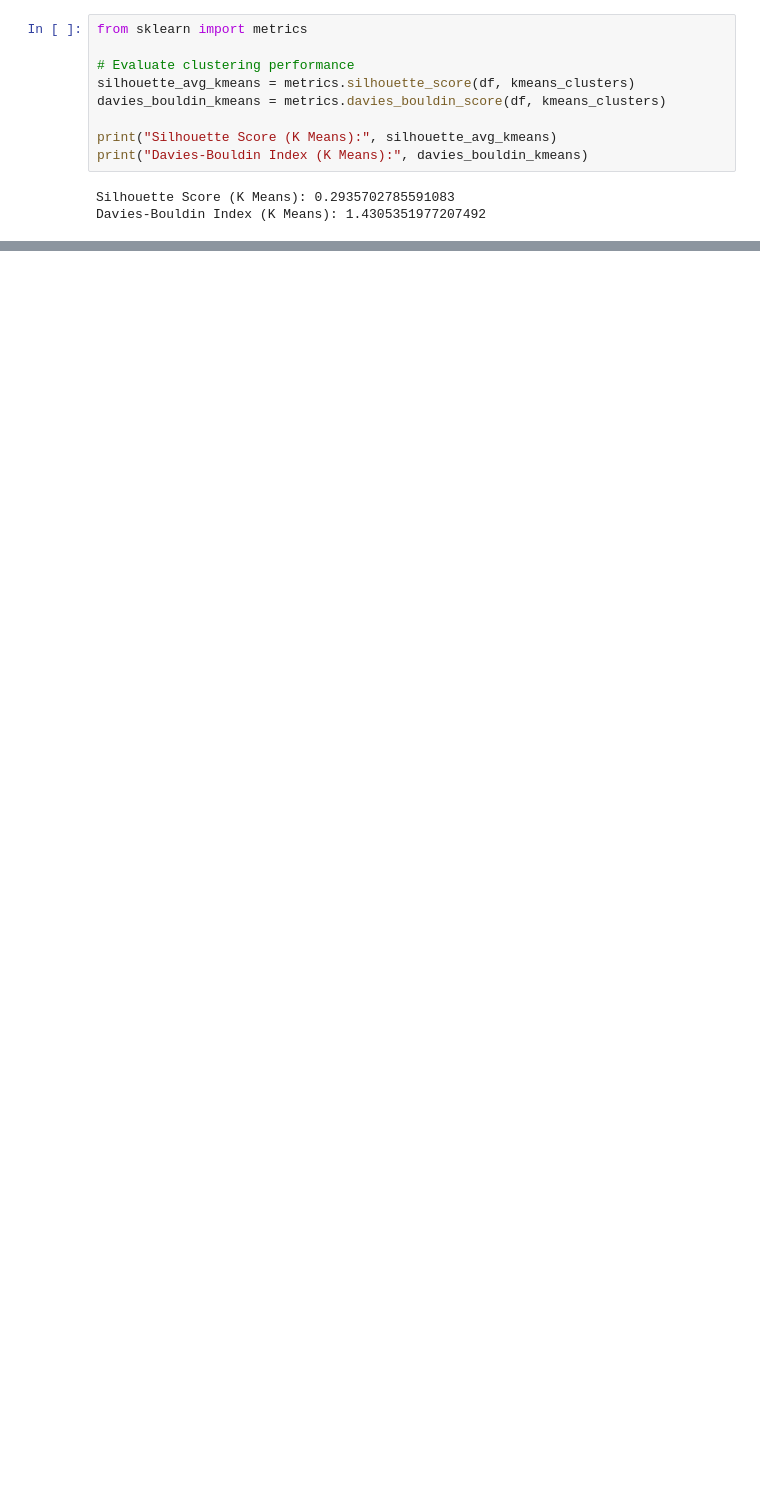
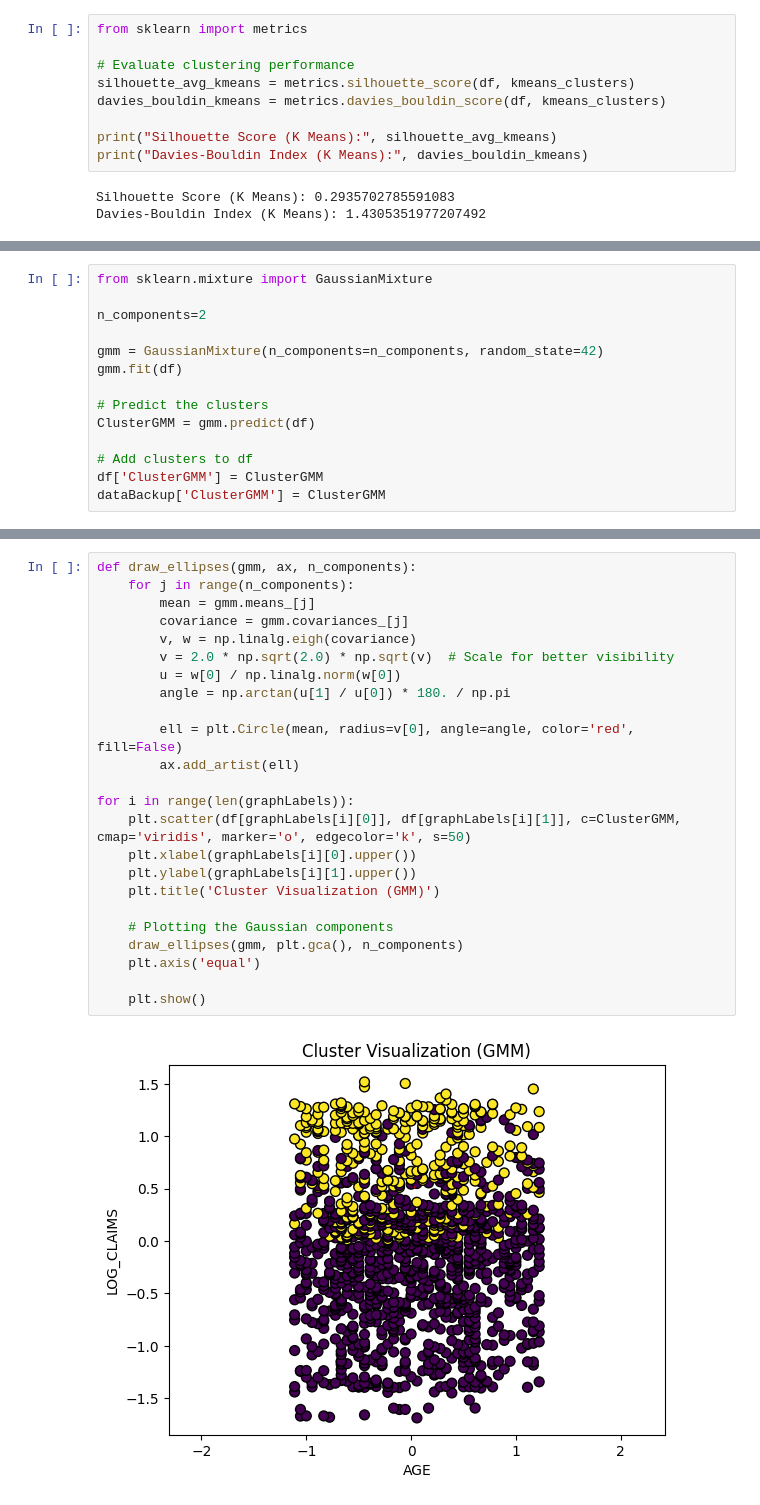
Before and after one commit to kauswade/T10-AlgoThinkers-Health-Insurance-Data-Clustering, a Jupyter notebook: health_insurance_model_pipeline.ipynb, the cells around one changed output, grey strips where cells are left out. Saved outputs shown, nothing was run; the diff lists cells and outputs as text; blank space fills up the shorter version.

```diff
--- a/health_insurance_model_pipeline.ipynb
+++ b/health_insurance_model_pipeline.ipynb
@@ -490,0 +555,14 @@ plt.show()
+# %%
+from sklearn.mixture import GaussianMixture
+
+n_components=2
+
+gmm = GaussianMixture(n_components=n_components, random_state=42)
+gmm.fit(df)
+
+# Predict the clusters
+ClusterGMM = gmm.predict(df)
+
+# Add clusters to df
+df['ClusterGMM'] = ClusterGMM
+dataBackup['ClusterGMM'] = ClusterGMM
@@ -490,0 +601,26 @@ plt.show()
+# %%
+def draw_ellipses(gmm, ax, n_components):
+    for j in range(n_components):
+        mean = gmm.means_[j]
+        covariance = gmm.covariances_[j]
+        v, w = np.linalg.eigh(covariance)
+        v = 2.0 * np.sqrt(2.0) * np.sqrt(v)  # Scale for better visibility
+        u = w[0] / np.linalg.norm(w[0])
+        angle = np.arctan(u[1] / u[0]) * 180. / np.pi
+
+        ell = plt.Circle(mean, radius=v[0], angle=angle, color='red', fill=False)
+        ax.add_artist(ell)
+
+for i in range(len(graphLabels)):
+    plt.scatter(df[graphLabels[i][0]], df[graphLabels[i][1]], c=ClusterGMM, cmap='viridis', marker='o', edgecolor='k', s=50)
+    plt.xlabel(graphLabels[i][0].upper())
+    plt.ylabel(graphLabels[i][1].upper())
+    plt.title('Cluster Visualization (GMM)')
+
+    # Plotting the Gaussian components
+    draw_ellipses(gmm, plt.gca(), n_components)
+    plt.axis('equal')
+
+    plt.show()
+# %% [output]
+[figure, added]
```
Also changed, not shown: parts of 23 cells of this notebook.
